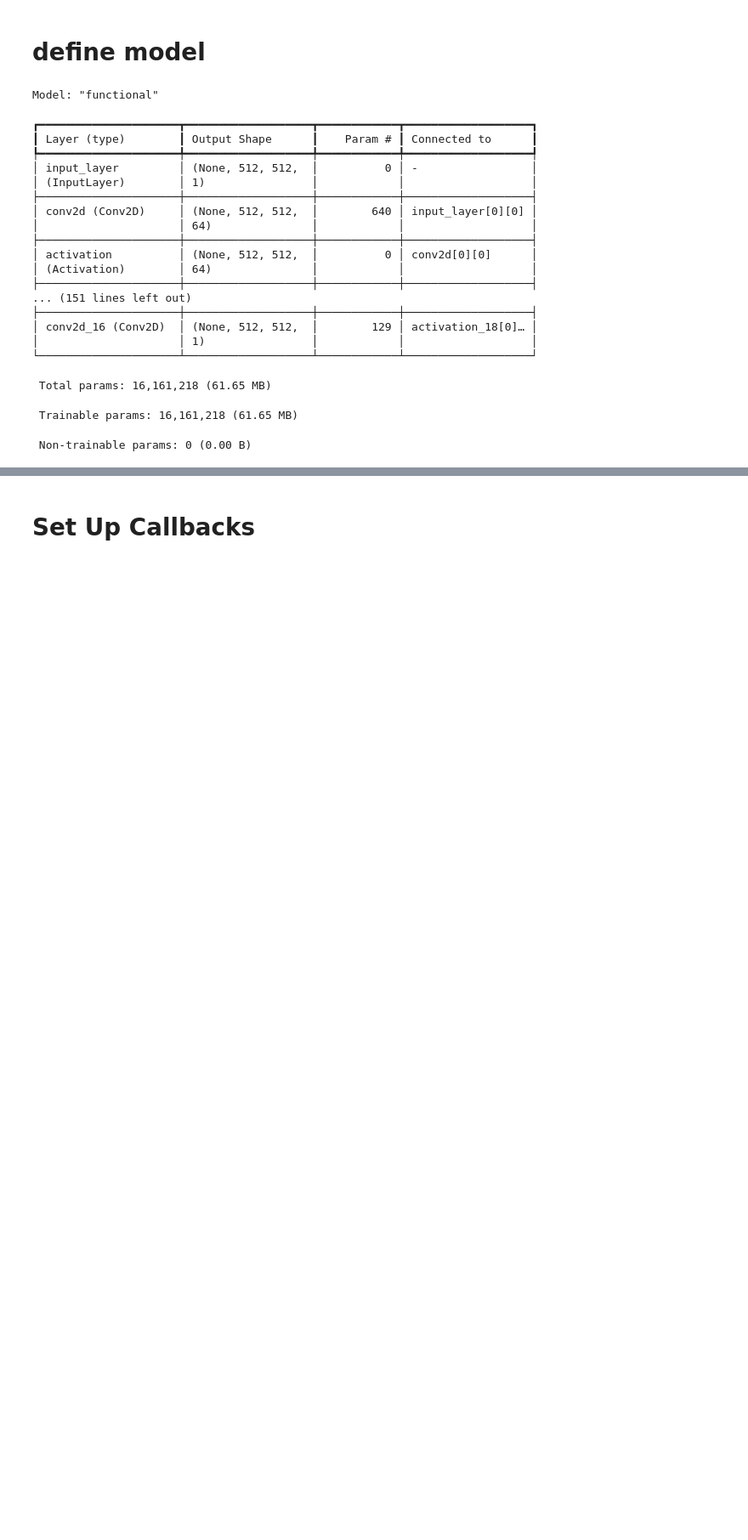
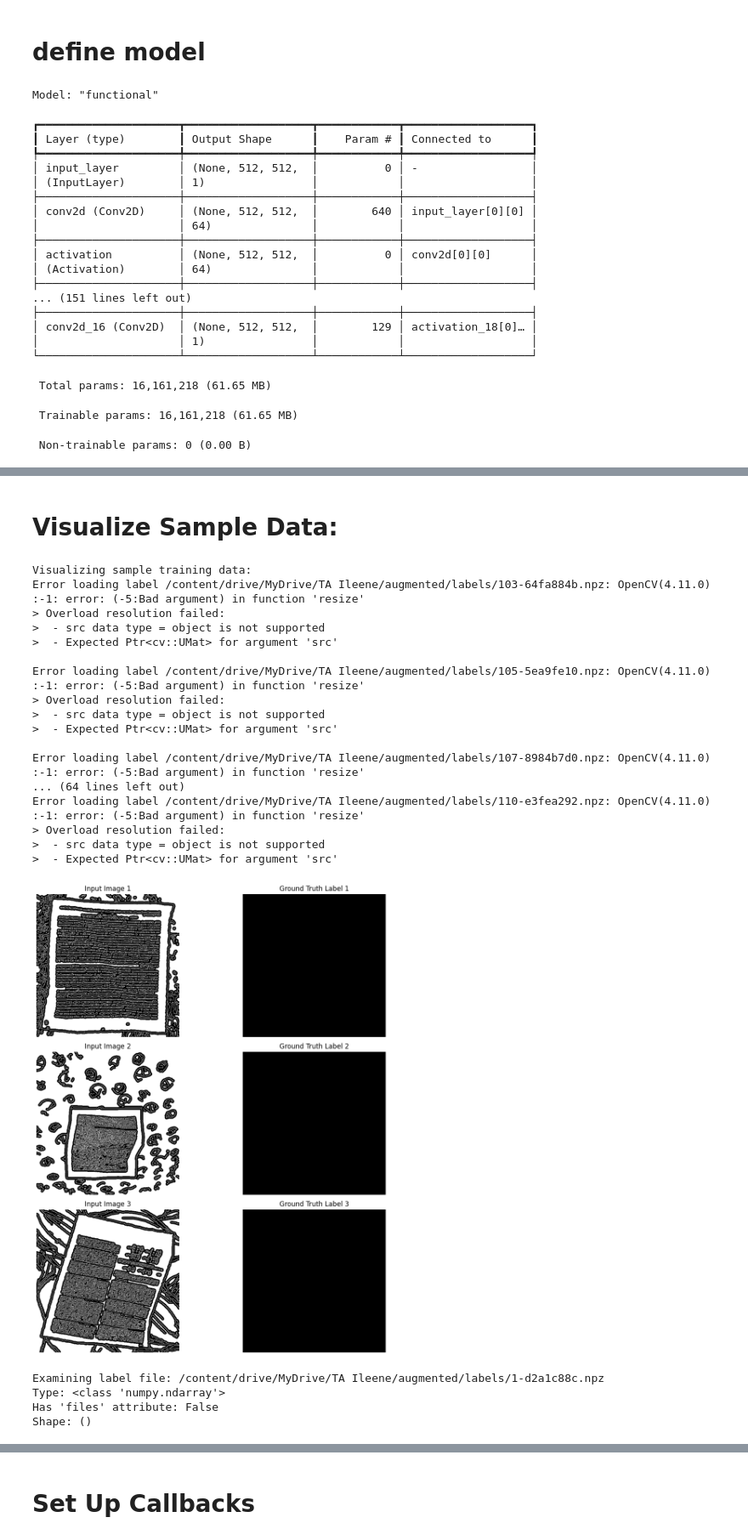
Before and after one commit to itrinia/code-TA, a Jupyter notebook: ta_ileene_v3_model_training.ipynb, the cells around one changed output, grey strips where cells are left out. Shown at 85% size. Cells and saved outputs as stored; diff of their text form; code cells hidden in the pictures; blank space fills up the shorter version.

Commit message:
new code for training

```diff
--- a/ta_ileene_v3_model_training.ipynb
+++ b/ta_ileene_v3_model_training.ipynb
@@ -79,3 +88,14 @@ from tensorflow.keras.utils import Sequence
+# %%
+# Create a directory to save models
+MODEL_SAVE_PATH = "/content/drive/MyDrive/TA Ileene/models"
+os.makedirs(MODEL_SAVE_PATH, exist_ok=True)
+
+# Parameters
+IMG_SIZE = 512
+BATCH_SIZE = 16
+EPOCHS = 20
+LEARNING_RATE = 1e-4
+INPUT_SHAPE = (IMG_SIZE, IMG_SIZE, 1)
 # %%
 # Define the residual block
 def residual_block(x, filters):
@@ -268,0 +378,65 @@ val_generator = ImageMaskGenerator(
+# %% [markdown]
+# Visualize Sample Data:
+# %%
+# Visualize some examples from the training generator
+def visualize_samples(generator, num_samples=3):
+    # Get batch
+    x_batch, y_batch = generator[0]
+
+    plt.figure(figsize=(12, 4*num_samples))
+    for i in range(min(num_samples, len(x_batch))):
+        # Display input image
+        plt.subplot(num_samples, 2, i*2+1)
+        plt.imshow(x_batch[i, :, :, 0], cmap='gray')
+        plt.title(f"Input Image {i+1}")
+        plt.axis('off')
+
+        # Display label
+        plt.subplot(num_samples, 2, i*2+2)
+        plt.imshow(y_batch[i, :, :, 0], cmap='gray')
+        plt.title(f"Ground Truth Label {i+1}")
+        plt.axis('off')
+
+    plt.tight_layout()
+    plt.show()
+
+# Visualize samples to verify data loading
+print("Visualizing sample training data:")
+visualize_samples(train_generator, num_samples=3)
+# %% [output]
+Visualizing sample training data:
+Error loading label /content/drive/MyDrive/TA Ileene/augmented/labels/103-64fa884b.npz: OpenCV(4.11.0) :-1: error: (-5:Bad argument) in function 'resize'
+> Overload resolution failed:
+>  - src data type = object is not supported
+>  - Expected Ptr<cv::UMat> for argument 'src'
+
+Error loading label /content/drive/MyDrive/TA Ileene/augmented/labels/105-5ea9fe10.npz: OpenCV(4.11.0) :-1: error: (-5:Bad argument) in function 'resize'
+> Overload resolution failed:
+>  - src data type = object is not supported
+>  - Expected Ptr<cv::UMat> for argument 'src'
+
+Error loading label /content/drive/MyDrive/TA Ileene/augmented/labels/107-8984b7d0.npz: OpenCV(4.11.0) :-1: error: (-5:Bad argument) in function 'resize'
+... (64 lines left out)
+Error loading label /content/drive/MyDrive/TA Ileene/augmented/labels/110-e3fea292.npz: OpenCV(4.11.0) :-1: error: (-5:Bad argument) in function 'resize'
+> Overload resolution failed:
+>  - src data type = object is not supported
+>  - Expected Ptr<cv::UMat> for argument 'src'
+[figure, added]
+# %%
+# Debugging cell to check label format
+sample_label_path = train_label_paths[0]  # Get the first label path
+print(f"Examining label file: {sample_label_path}")
+try:
+    label_data = np.load(sample_label_path, allow_pickle=True)
+    print(f"Type: {type(label_data)}")
+    print(f"Has 'files' attribute: {hasattr(label_data, 'files')}")
+    print(f"Shape: {label_data.shape if hasattr(label_data, 'shape') else 'No shape'}")
+    if hasattr(label_data, 'files'):
+        print(f"Keys: {label_data.files}")
+except Exception as e:
+    print(f"Error: {e}")
+# %% [output]
+Examining label file: /content/drive/MyDrive/TA Ileene/augmented/labels/1-d2a1c88c.npz
+Type: <class 'numpy.ndarray'>
+Has 'files' attribute: False
+Shape: ()
```
Also changed, not shown: parts of 33 cells of this notebook.
